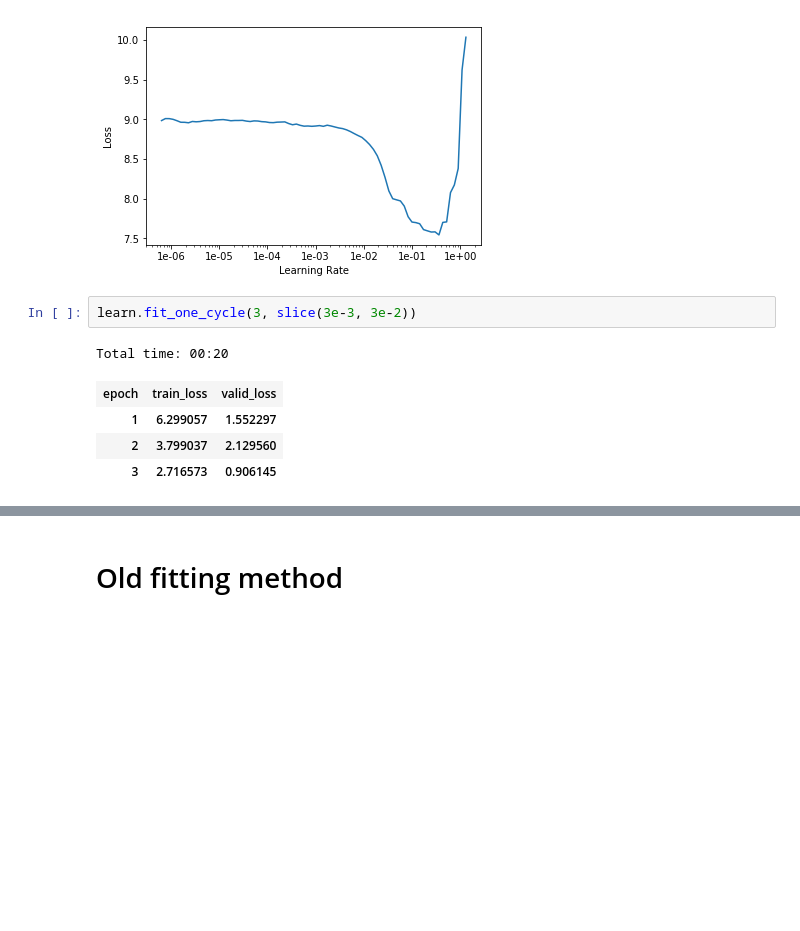
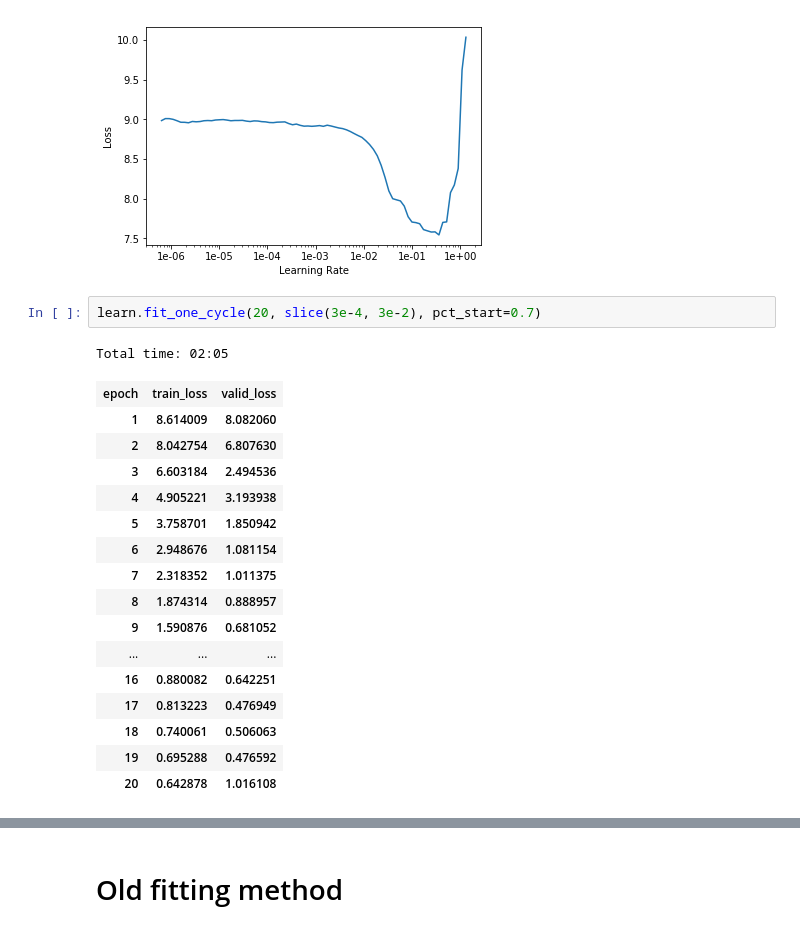
Before and after one commit to jwuphysics/convnet-demo, a Jupyter notebook: notebook/Metallicity prediction demo.ipynb, the cells around one changed output, grey strips where cells are left out. Cells and saved outputs as stored; diff of their text form; blank space fills up the shorter version.

```diff
--- a/notebook/Metallicity prediction demo.ipynb
+++ b/notebook/Metallicity prediction demo.ipynb
@@ -152,10 +181,22 @@ learn.recorder.plot()
 LR Finder is complete, type {learner_name}.recorder.plot() to see the graph.
 [figure]
 # %%
-learn.fit_one_cycle(3, slice(3e-3, 3e-2))
+learn.fit_one_cycle(20, slice(3e-4, 3e-2), pct_start=0.7)
 # %% [output]
-Total time: 00:20
+Total time: 02:05
 | epoch | train_loss | valid_loss |
-| 1 | 6.299057 | 1.552297 |
-| 2 | 3.799037 | 2.129560 |
-| 3 | 2.716573 | 0.906145 |
+| 1 | 8.614009 | 8.082060 |
+| 2 | 8.042754 | 6.807630 |
+| 3 | 6.603184 | 2.494536 |
+| 4 | 4.905221 | 3.193938 |
+| 5 | 3.758701 | 1.850942 |
+| 6 | 2.948676 | 1.081154 |
+| 7 | 2.318352 | 1.011375 |
+| 8 | 1.874314 | 0.888957 |
+| 9 | 1.590876 | 0.681052 |
+| ... | ... | ... |
+| 16 | 0.880082 | 0.642251 |
+| 17 | 0.813223 | 0.476949 |
+| 18 | 0.740061 | 0.506063 |
+| 19 | 0.695288 | 0.476592 |
+| 20 | 0.642878 | 1.016108 |
```
Also changed, not shown: parts of 17 cells of this notebook, 1 other file.
